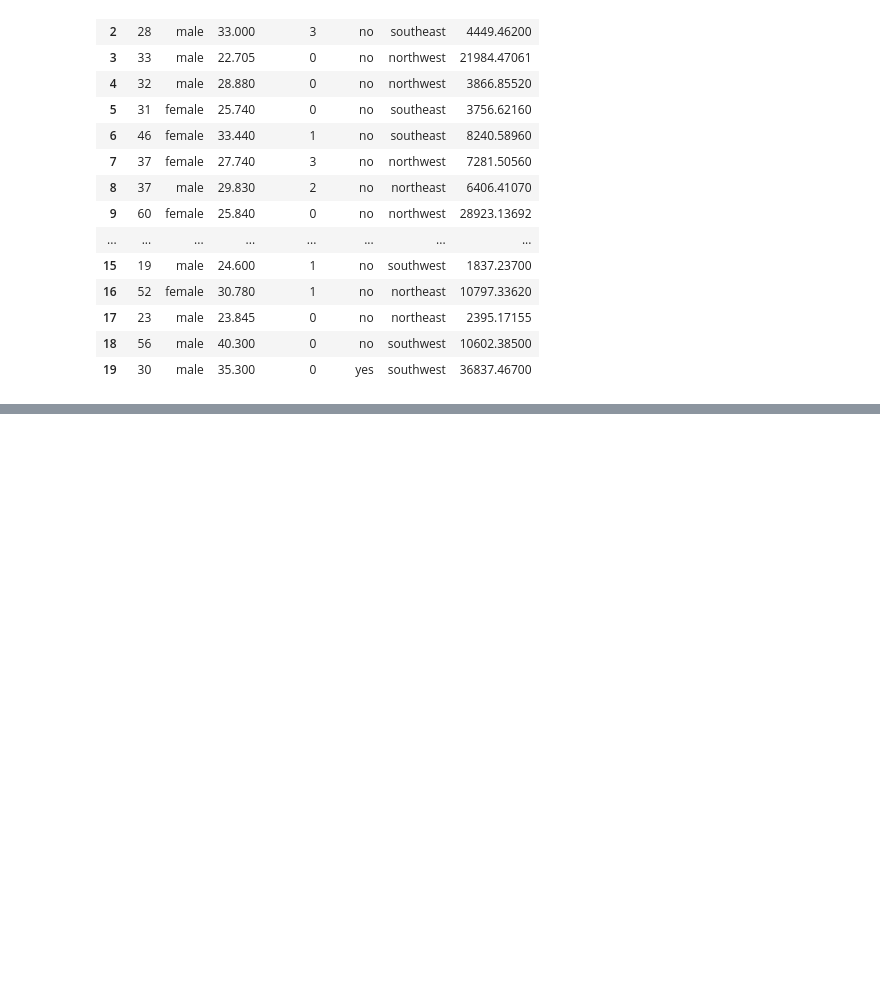
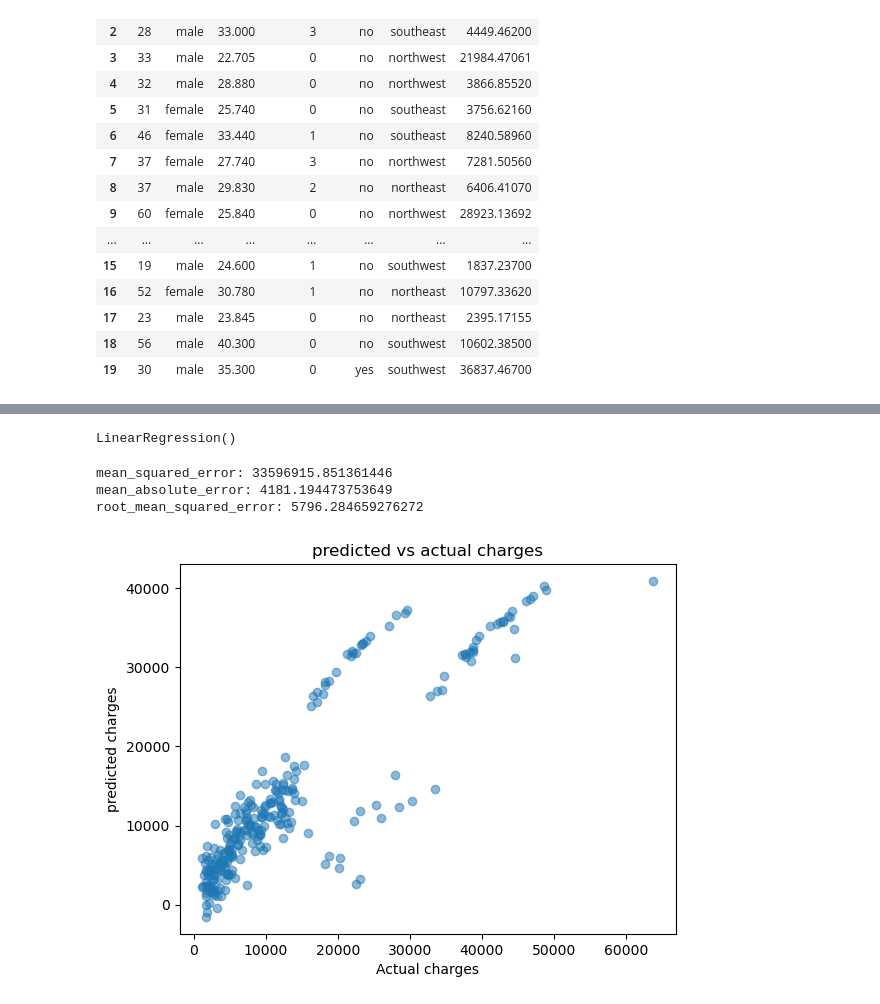
Before and after one commit to Ajadium/Data-Analysis-for-python-projects, a Jupyter notebook: New_project.ipynb, the cells around one changed output, grey strips where cells are left out. Saved outputs shown, nothing was run; the diff lists cells and outputs as text; code cells hidden in the pictures; blank space fills up the shorter version.

```diff
--- a/New_project.ipynb
+++ b/New_project.ipynb
@@ -27,0 +61,33 @@ df.head(20)
+# %%
+model = LinearRegression()
+# %%
+x_train = pd.get_dummies(x_train, drop_first=True)
+x_test = pd.get_dummies(x_test, drop_first=True)
+
+x_train, x_test = x_train.align(x_test, join='left', axis=1, fill_value=0)
+# %%
+model.fit(x_train, y_train)
+# %% [output]
+LinearRegression()
+# %%
+y_pred = model.predict(x_test)
+# %%
+mse = mean_squared_error(y_test,y_pred)
+mae = mean_absolute_error(y_test,y_pred)
+rmse = mean_squared_error(y_test, y_pred, squared=False)
+
+print(f'mean_squared_error: {mse}')
+print(f'mean_absolute_error: {mae}')
+print(f'root_mean_squared_error: {rmse}')
+# %% [output]
+mean_squared_error: 33596915.851361446
+mean_absolute_error: 4181.194473753649
+root_mean_squared_error: 5796.284659276272
+# %%
+plt.scatter(y_test, y_pred, alpha=0.5)
+plt.xlabel('Actual charges')
+plt.ylabel('predicted charges')
+plt.title('predicted vs actual charges')
+plt.show()
+# %% [output]
+[figure, added]
```
Also changed, not shown: parts of 6 cells of this notebook.
